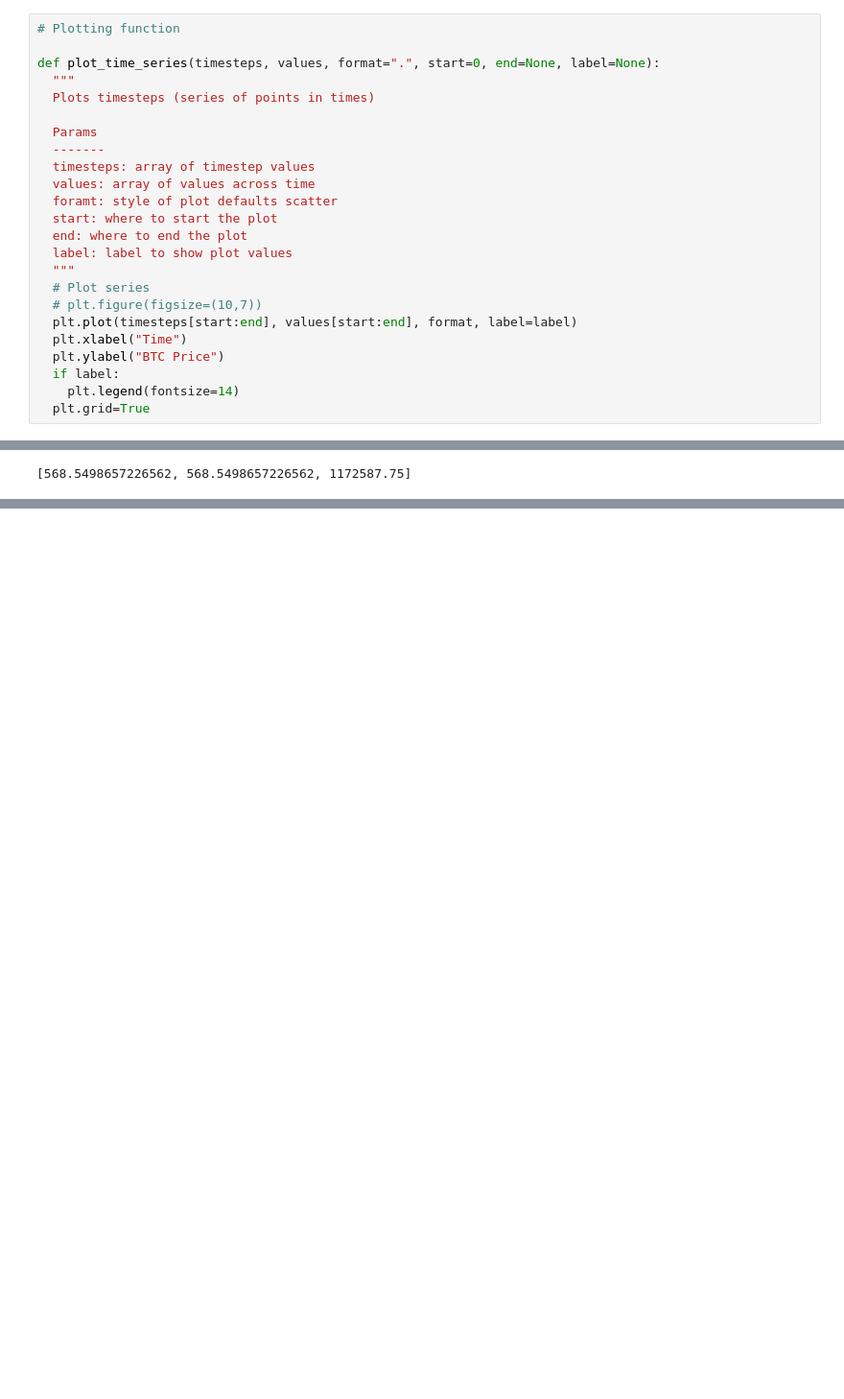
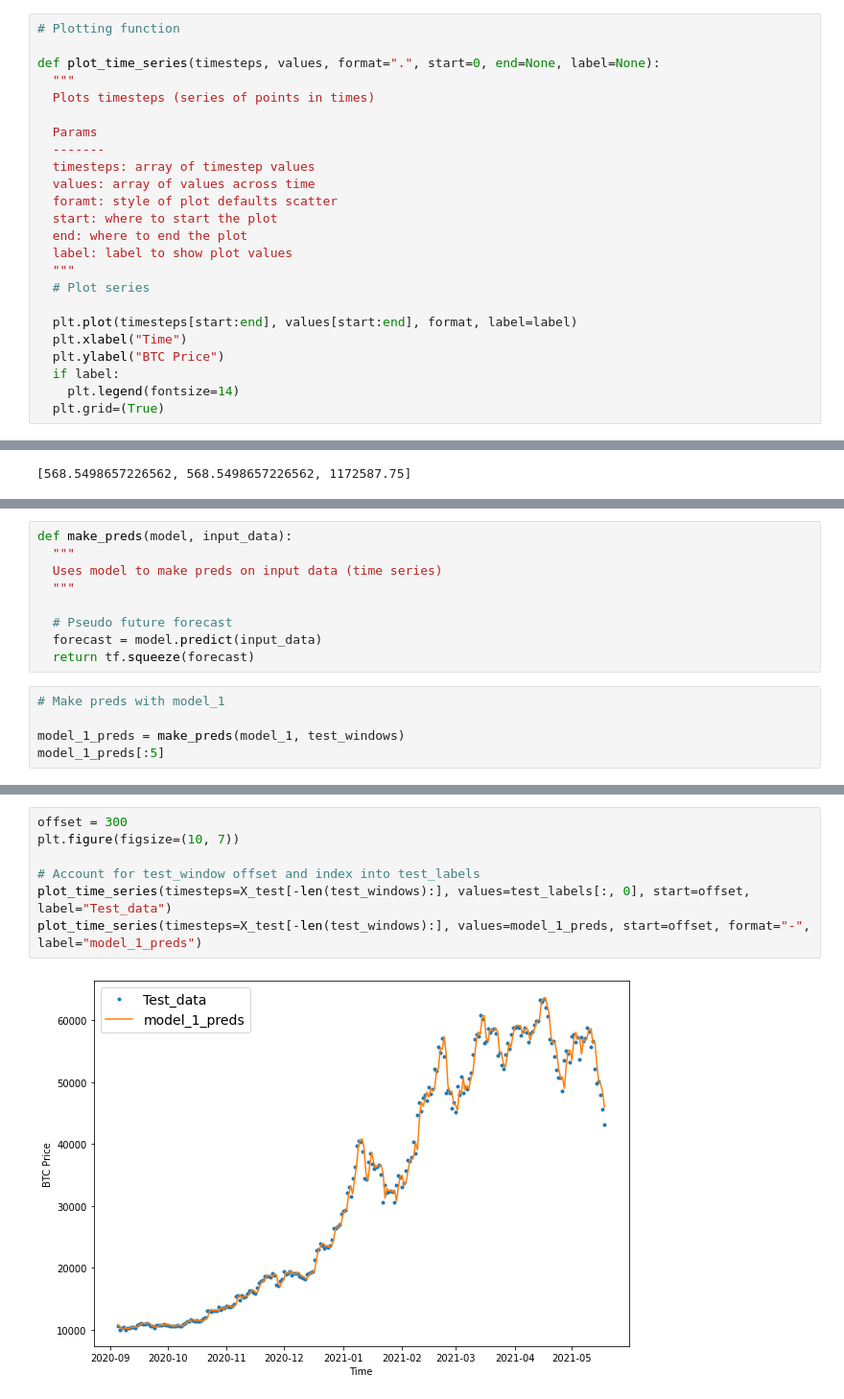
Before and after one commit to SilahicAmil/End-To-End-Time-Series-Forcasting, a Jupyter notebook: Time_Series_Forecasting_BitPredict.ipynb, the cells around one changed output, grey strips where cells are left out. Shown at 96% size. Saved outputs shown, nothing was run; the diff lists cells and outputs as text; blank space fills up the shorter version.

Commit message:
Model 1: Forecasting on the psuedo future

```diff
--- a/Time_Series_Forecasting_BitPredict.ipynb
+++ b/Time_Series_Forecasting_BitPredict.ipynb
@@ -225,13 +225,13 @@ def plot_time_series(timesteps, values, format=".", start=0, end=None, label=Non
   label: label to show plot values
   """
   # Plot series
-  # plt.figure(figsize=(10,7))
+
   plt.plot(timesteps[start:end], values[start:end], format, label=label)
   plt.xlabel("Time")
   plt.ylabel("BTC Price")
   if label:
     plt.legend(fontsize=14)
-  plt.grid=True
+  plt.grid=(True)
 # %%
 # Test out func
 plt.figure(figsize=(10,7))
@@ -544,0 +569,14 @@ model_1.evaluate(test_windows, test_labels)
+# %%
+def make_preds(model, input_data):
+  """
+  Uses model to make preds on input data (time series)
+  """
+
+  # Pseudo future forecast
+  forecast = model.predict(input_data)
+  return tf.squeeze(forecast)
+# %%
+# Make preds with model_1
+
+model_1_preds = make_preds(model_1, test_windows)
+model_1_preds[:5]
@@ -544,0 +626,9 @@ model_1.evaluate(test_windows, test_labels)
+# %%
+offset = 300
+plt.figure(figsize=(10, 7))
+
+# Account for test_window offset and index into test_labels
+plot_time_series(timesteps=X_test[-len(test_windows):], values=test_labels[:, 0], start=offset, label="Test_data")
+plot_time_series(timesteps=X_test[-len(test_windows):], values=model_1_preds, start=offset, format="-", label="model_1_preds")
+# %% [output]
+[figure, added]
```
Also changed, not shown: parts of 8 cells of this notebook.
